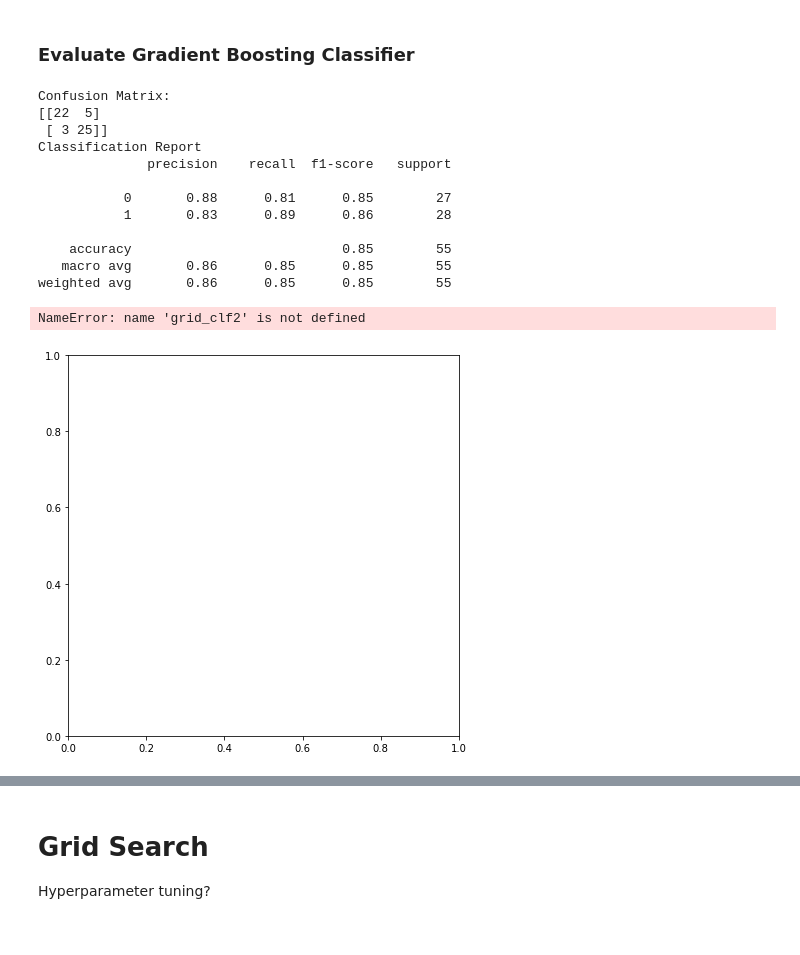
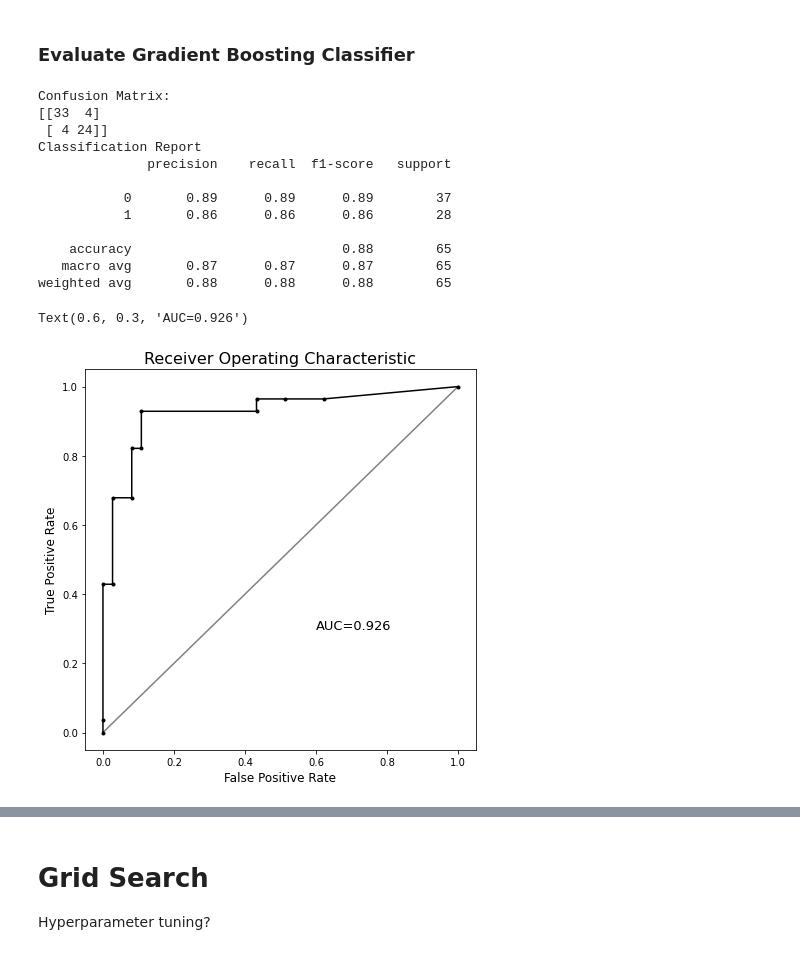
Before and after one commit to nguyens7/InfringeMark, a Jupyter notebook: 01_Modeling.ipynb, the cells around one changed output, grey strips where cells are left out. Cells and saved outputs as stored; diff of their text form; code cells hidden in the pictures.

```diff
--- a/01_Modeling.ipynb
+++ b/01_Modeling.ipynb
@@ -169,7 +146,7 @@ alt_pairs = list(zip(pos_cases.TM_A, pos_cases.TM_B))+ list(zip(pos_cases.TM_B,
 comb = list(combinations(unique_cases, 2))
 nonmatch_cases = list(set(comb) - set(alt_pairs))
 # Undersample the negative class for 1:4 class imbalance instead of 1:1000 extreme class imbalance
-nonmatch_cases = pd.DataFrame(random.choices(nonmatch_cases, k=200), columns=['TM_A', 'TM_B']) # Originally was 1200
+nonmatch_cases = pd.DataFrame(random.choices(nonmatch_cases, k=300), columns=['TM_A', 'TM_B']) # Originally was 1200
 
 nonmatch_cases
 # %% [output]
@@ -331,13 +339,0 @@ from copy import copy
-# %%
-# NOTE: Make sure that the outcome column is labeled 'target' in the data file
-# X_train, X_test, y_train, y_test = train_test_split(X, y, test_size=0.20, random_state=42)
-# Average CV score on the training set was: 0.8945711361541637
-exported_pipeline = make_pipeline(
-    GradientBoostingClassifier(learning_rate=0.01, max_depth=3, max_features=0.5, min_samples_leaf=10,
-                               min_samples_split=3, n_estimators=100, subsample=0.9500000000000001)
-)
-
-exported_pipeline.fit(X_train.drop(['a', 'b', 'TM_A', 'TM_B'],1), y_train)
-results = exported_pipeline.predict(X_test.drop(['a', 'b', 'TM_A', 'TM_B'], 1))
-
-print(results)
@@ -616,17 +581,17 @@ print("Classification Report")
 print(classification_report(y_test, predictions))
 # %% [output]
 Confusion Matrix:
-[[22  5]
- [ 3 25]]
+[[33  4]
+ [ 4 24]]
 Classification Report
               precision    recall  f1-score   support
 
-           0       0.88      0.81      0.85        27
-           1       0.83      0.89      0.86        28
+           0       0.89      0.89      0.89        37
+           1       0.86      0.86      0.86        28
 
-    accuracy                           0.85        55
-   macro avg       0.86      0.85      0.85        55
-weighted avg       0.86      0.85      0.85        55
+    accuracy                           0.88        65
+   macro avg       0.87      0.87      0.87        65
+weighted avg       0.88      0.88      0.88        65
 # %%
 # df_confusion.to_csv('TM_GBC_Confusion_matris.csv')
 # %%
@@ -637,34 +602,34 @@ import matplotlib.pyplot as plt
 # %%
 fig, ax = plt.subplots(1,1, figsize=(7,7))
 baseline_probs = [0 for _ in range(len(y_test))]
 
 # keep probabilities for the positive outcome only
-probs = grid_clf2.predict_proba(X_test[selected_cols])
+probs = gb_clf2.predict_proba(X_test.drop(['a', 'b', 'TM_A', 'TM_B'], 1))
 probs = probs[:, 1]
 
 # calculate scores
 baseline_auc = roc_auc_score(y_test, baseline_probs)
 auc = roc_auc_score(y_test, probs)
 auc = ('AUC=%.3f' % (auc))
 
 # calculate roc curves
 baseline_fpr, baseline_tpr, _ = roc_curve(y_test, baseline_probs)
 fpr, tpr, _ = roc_curve(y_test, probs)
 
 # plot the roc curve for the model
 ax.plot(baseline_fpr, baseline_tpr, color='gray')
 ax.plot(fpr, tpr, marker='.', color='black')
 
 # axis labels
 ax.set_xlabel('False Positive Rate',fontsize=12)
 ax.set_ylabel('True Positive Rate',fontsize=12)
 ax.set_title('Receiver Operating Characteristic', fontsize=16)
 plt.text(.6, .3, auc, fontsize=13)
 
 # plt.savefig('TM_GBC_ROC.png', dpi = 300)
 # %% [output]
-NameError: name 'grid_clf2' is not defined
+Text(0.6, 0.3, 'AUC=0.926')
-[figure, old version]
+[figure, new version]
 # %%
 import seaborn as sns
 
```
Also changed, not shown: parts of 20 cells of this notebook, 1 other file.
